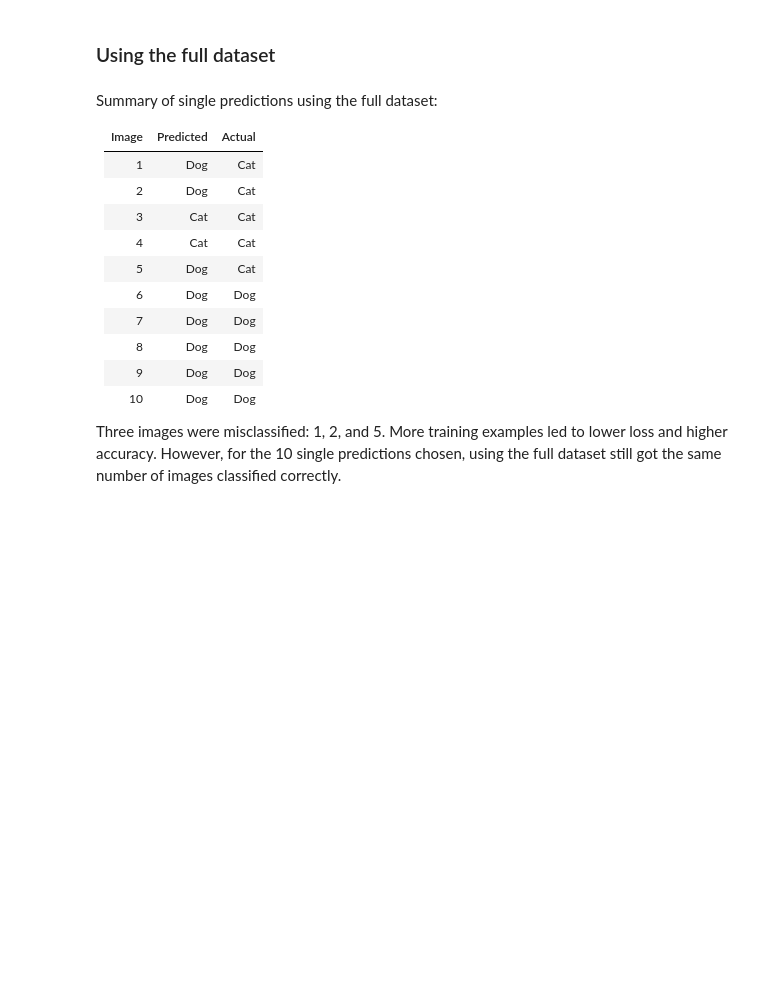
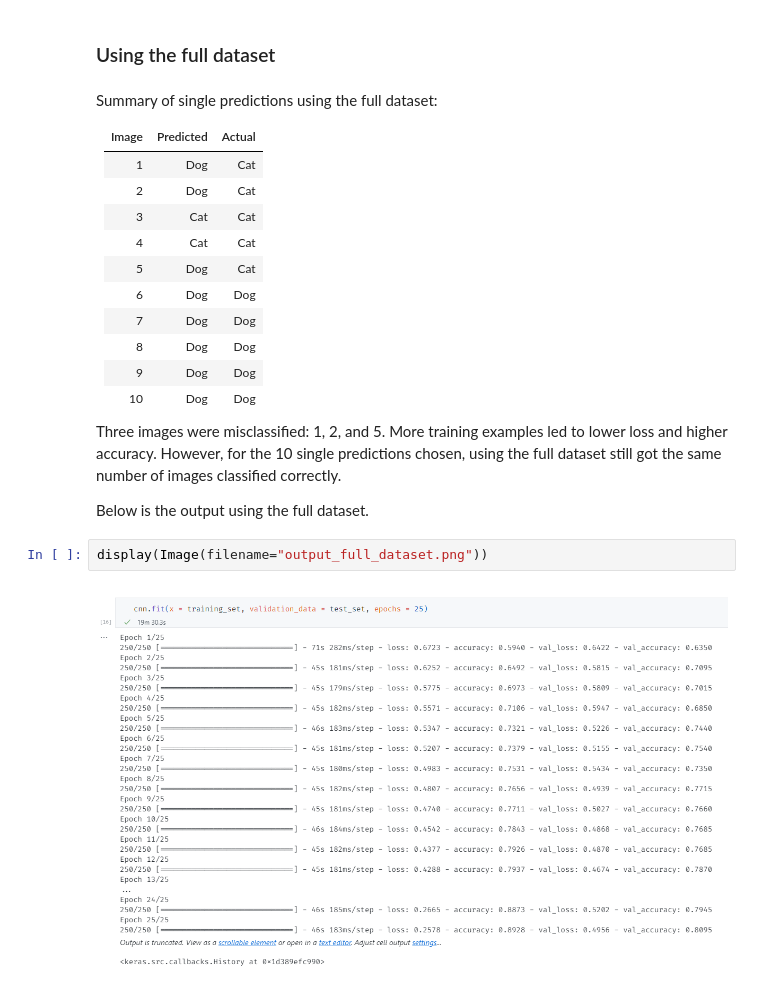
Before and after one commit to marilynyi/machine-learning-a-z, a Jupyter notebook: 08-deep-learning/08-02-convolutional-neural-networks/dog_cat_classifier_using_CNN.ipynb, the cells around one changed output. Cells and saved outputs as stored; diff of their text form; blank space fills up the shorter version.

Commit message:
add output for full dataset

```diff
--- a/08-deep-learning/08-02-convolutional-neural-networks/dog_cat_classifier_using_CNN.ipynb
+++ b/08-deep-learning/08-02-convolutional-neural-networks/dog_cat_classifier_using_CNN.ipynb
@@ -200,3 +200,9 @@ Summary of single predictions using the full dataset:
 | 10 | Dog | Dog |
 
 Three images were misclassified: 1, 2, and 5. More training examples led to lower loss and higher accuracy. However, for the 10 single predictions chosen, using the full dataset still got the same number of images classified correctly.
+
+Below is the output using the full dataset.
+# %%
+display(Image(filename="output_full_dataset.png"))
+# %% [output]
+[figure, added]
```
Also changed, not shown: 1 other file.
